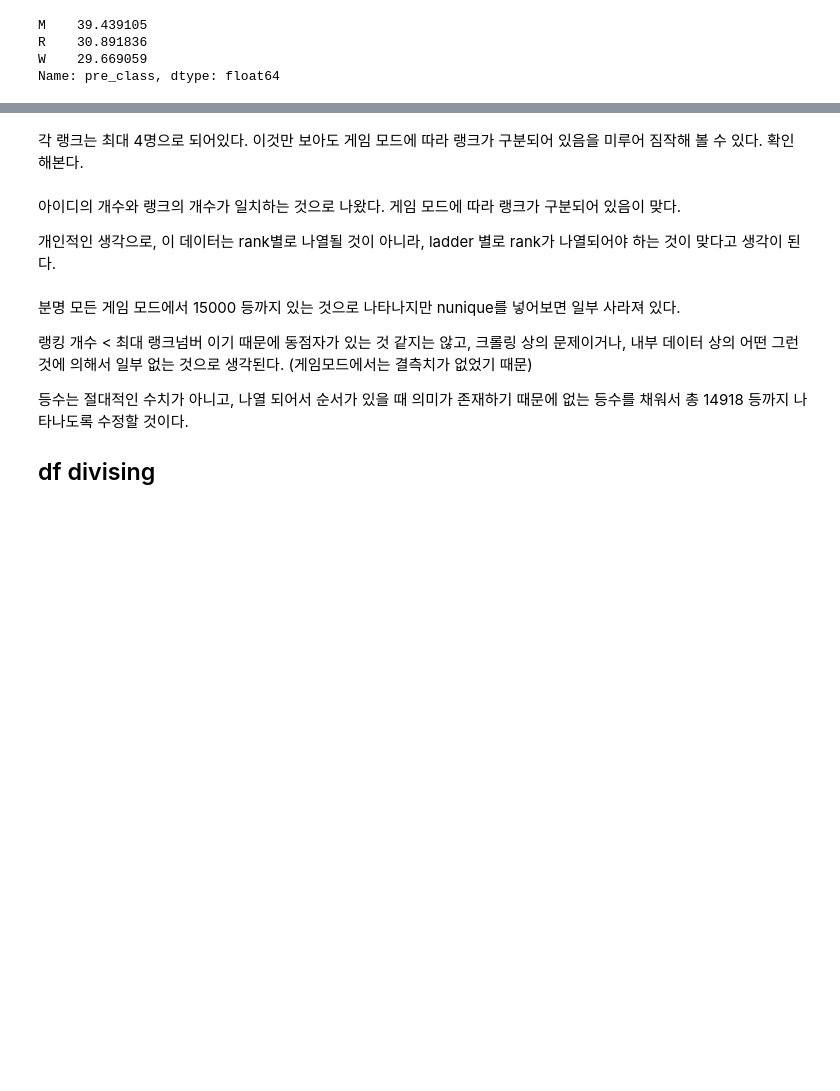
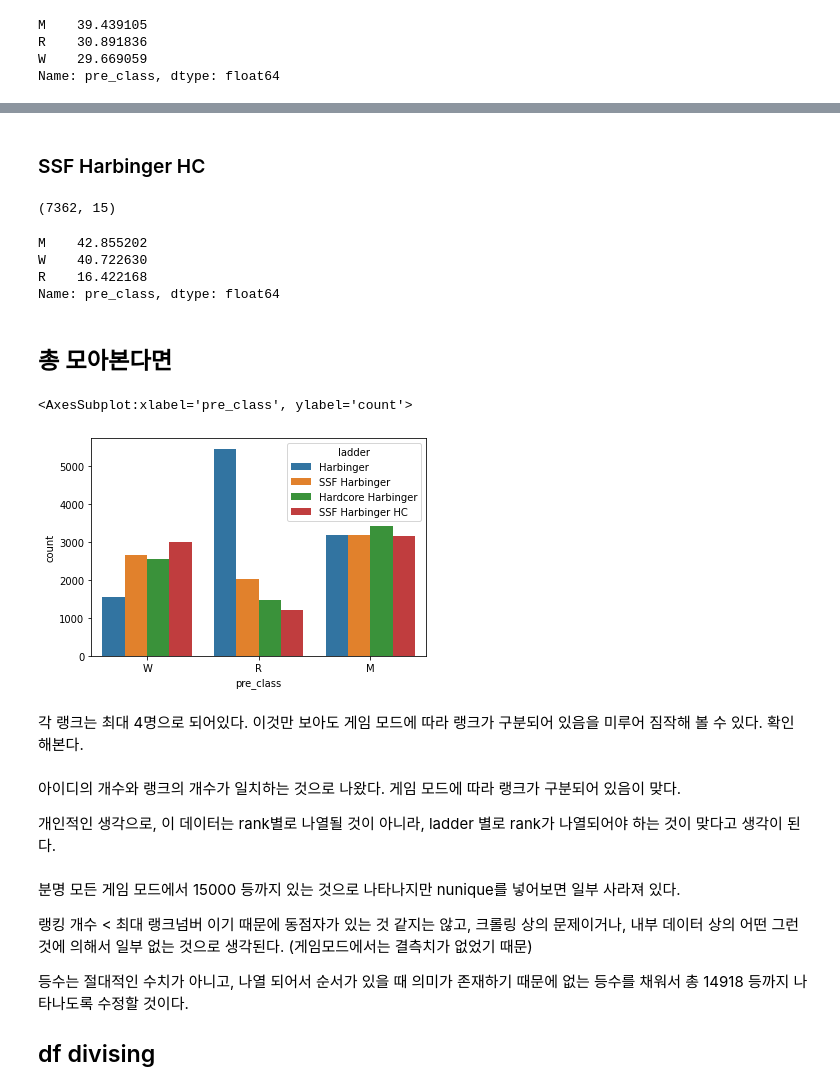
Before and after one commit to Angela-Park-JE/TIL_ver1, a Jupyter notebook: ToyPJT-POE_user/poe_stats_4_EDA_byclass.ipynb, the cells around one changed output, grey strips where cells are left out. Cells and saved outputs as stored; diff of their text form; code cells hidden in the pictures; blank space fills up the shorter version.

```diff
--- a/ToyPJT-POE_user/poe_stats_4_EDA_byclass.ipynb
+++ b/ToyPJT-POE_user/poe_stats_4_EDA_byclass.ipynb
@@ -606,0 +615,15 @@ Name: pre_class, dtype: float64
+# %% [markdown]
+### SSF Harbinger HC
+# %%
+# SSF Harbinger Hardcore
+
+df[(df['stats_num'] == 1)&(df['ladder'] == 'SSF Harbinger HC')].shape
+# %% [output]
+(7362, 15)
+# %%
+df[(df['stats_num'] == 1)&(df['ladder'] == 'SSF Harbinger HC')]['pre_class'].value_counts() / df[(df['stats_num'] == 1)&(df['ladder'] == 'SSF Harbinger HC')].shape[0] * 100
+# %% [output]
+M    42.855202
+W    40.722630
+R    16.422168
+Name: pre_class, dtype: float64
@@ -607,3 +632,10 @@ Name: pre_class, dtype: float64
+# %% [markdown]
+## 총 모아본다면
+# %%
+sns.countplot(data = df[df['stats_num'] == 1], x = 'pre_class', hue = 'ladder', hue_order = ['Harbinger', 'SSF Harbinger', 'Hardcore Harbinger', 'SSF Harbinger HC'])
+# %% [output]
+<AxesSubplot:xlabel='pre_class', ylabel='count'>
+[figure, added]
 # %%
 df['ladder'].describe()
 # %%
```
Also changed, not shown: parts of 47 cells of this notebook.
